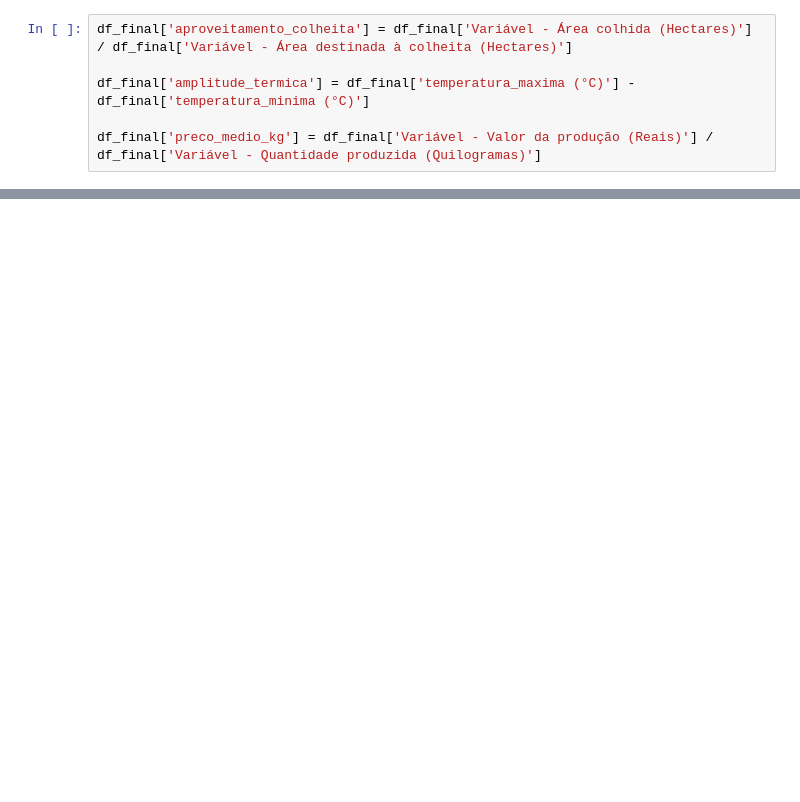
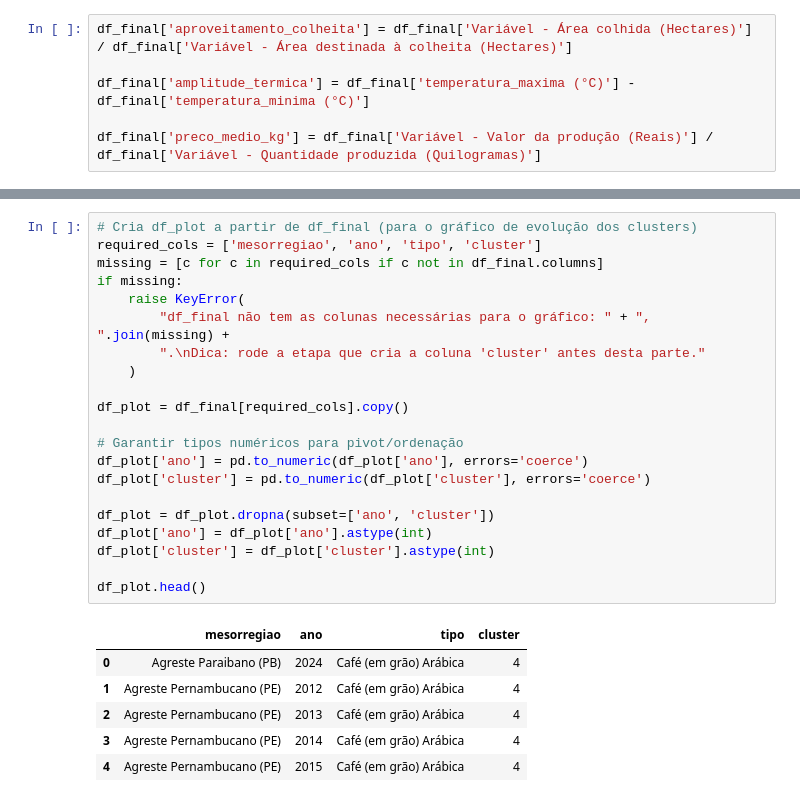
Before and after one commit to Lomba227/k-means-cafe, a Jupyter notebook: main.ipynb, the cells around one changed output, grey strips where cells are left out. Drawn from its saved outputs; the diff is of its cells as text; blank space fills up the shorter version.

Commit message:
feat: adiciona novos plots da análise exploratória

```diff
--- a/main.ipynb
+++ b/main.ipynb
@@ -658,0 +725,28 @@ df_final
+# %%
+# Cria df_plot a partir de df_final (para o gráfico de evolução dos clusters)
+required_cols = ['mesorregiao', 'ano', 'tipo', 'cluster']
+missing = [c for c in required_cols if c not in df_final.columns]
+if missing:
+    raise KeyError(
+        "df_final não tem as colunas necessárias para o gráfico: " + ", ".join(missing) +
+        ".\nDica: rode a etapa que cria a coluna 'cluster' antes desta parte."
+    )
+
+df_plot = df_final[required_cols].copy()
+
+# Garantir tipos numéricos para pivot/ordenação
+df_plot['ano'] = pd.to_numeric(df_plot['ano'], errors='coerce')
+df_plot['cluster'] = pd.to_numeric(df_plot['cluster'], errors='coerce')
+
+df_plot = df_plot.dropna(subset=['ano', 'cluster'])
+df_plot['ano'] = df_plot['ano'].astype(int)
+df_plot['cluster'] = df_plot['cluster'].astype(int)
+
+df_plot.head()
+# %% [output]
+|  | mesorregiao | ano | tipo | cluster |
+| 0 | Agreste Paraibano (PB) | 2024 | Café (em grão) Arábica | 4 |
+| 1 | Agreste Pernambucano (PE) | 2012 | Café (em grão) Arábica | 4 |
+| 2 | Agreste Pernambucano (PE) | 2013 | Café (em grão) Arábica | 4 |
+| 3 | Agreste Pernambucano (PE) | 2014 | Café (em grão) Arábica | 4 |
+| 4 | Agreste Pernambucano (PE) | 2015 | Café (em grão) Arábica | 4 |
```
Also changed, not shown: parts of 21 cells of this notebook.
